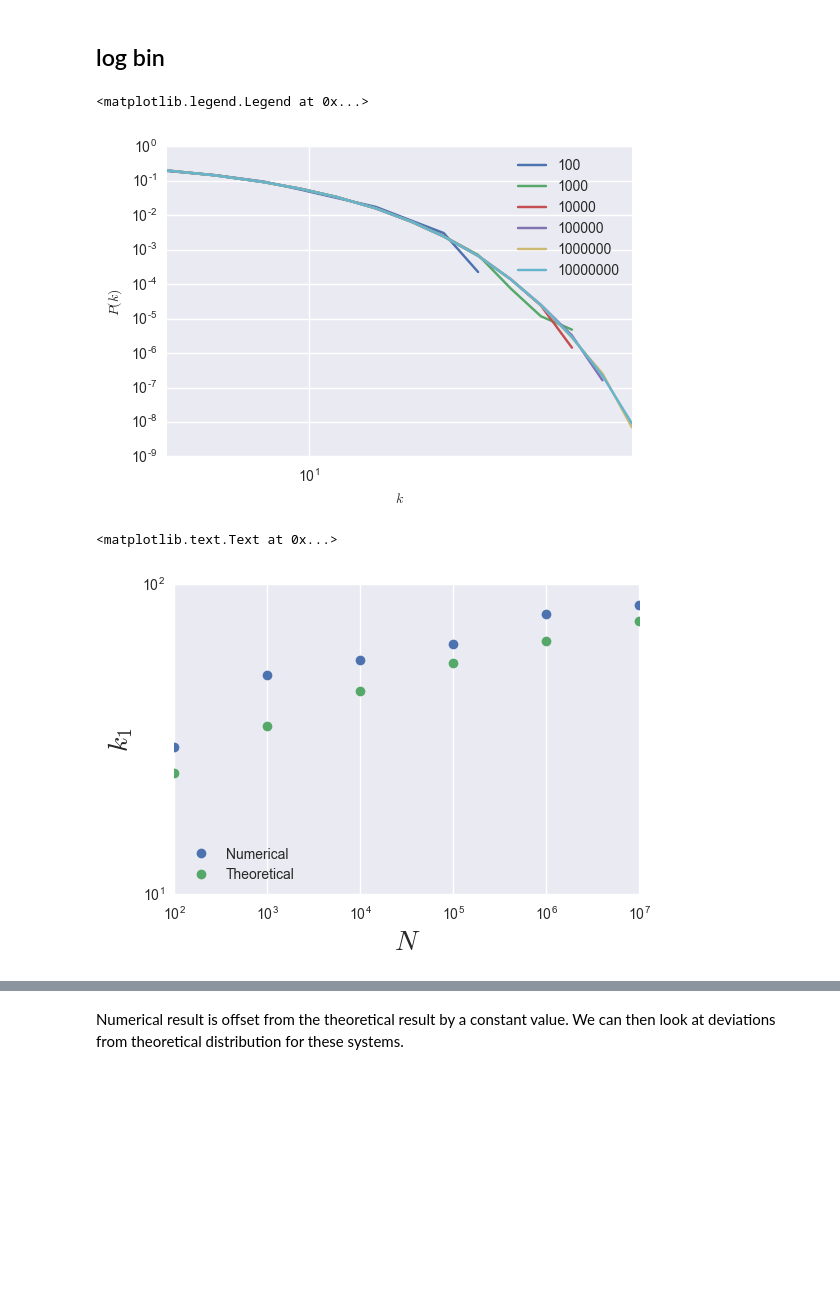
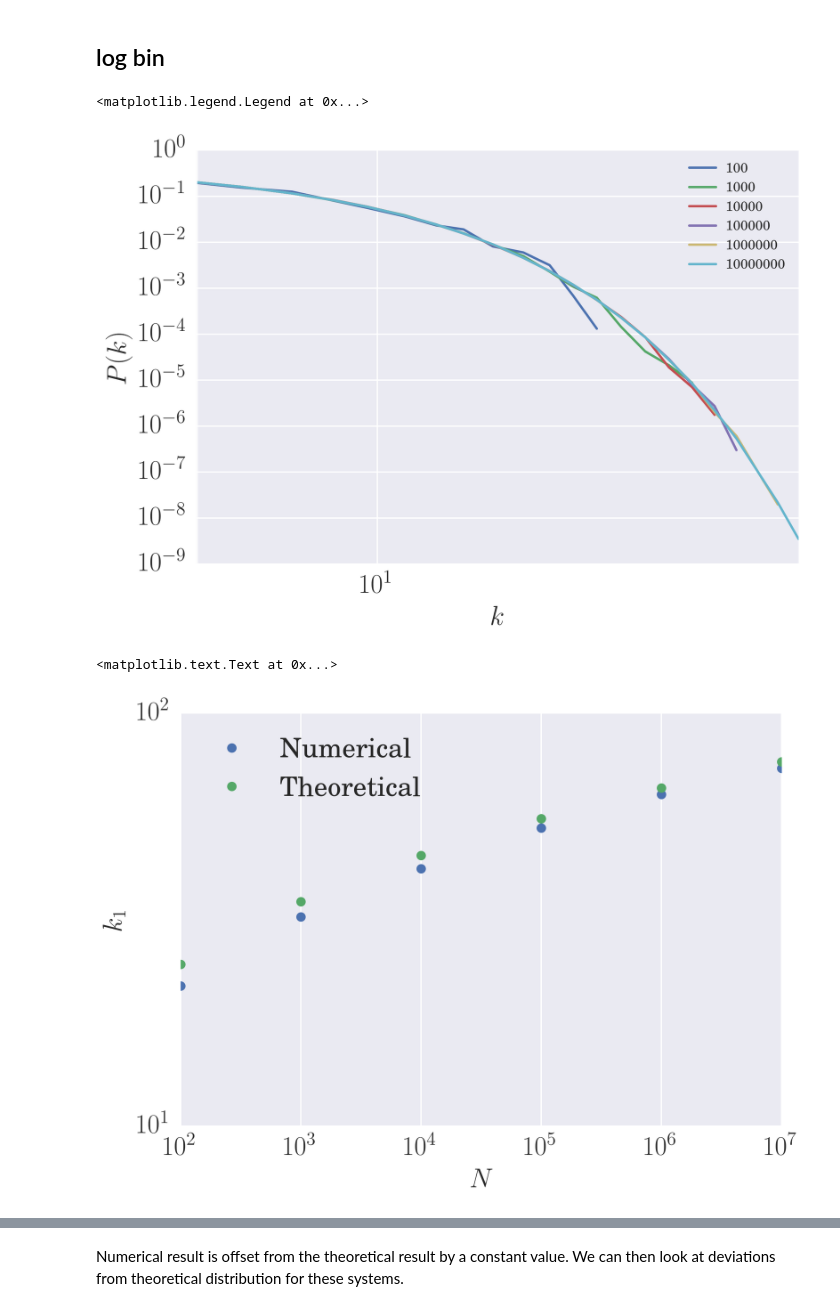
Before and after one commit to lingxz/networks, a Jupyter notebook: random-attachment.ipynb, the cells around one changed output, grey strips where cells are left out. Drawn from its saved outputs; the diff is of its cells as text; code cells hidden in the pictures; blank space fills up the shorter version.

```diff
--- a/random-attachment.ipynb
+++ b/random-attachment.ipynb
@@ -13,6 +13,12 @@ import csv
 from IPython.display import display
 warnings.filterwarnings('ignore')
 
+# configure plotting
+rc('text', usetex=True)
+plt.rc('font', family='serif')
+%config InlineBackend.rc = {'figure.dpi': 300, 'savefig.dpi': 300, \
+                            'font.size': 30, \
+                            'figure.facecolor': (1, 1, 1, 0)}
 %matplotlib inline
 # %%
 %load_ext autoreload
@@ -171,7 +193,7 @@ for n in N:
             data_as_list = list(reader)
         x = data_as_list[0]
         x = [int(i) for i in x]
-        k1 = max(x)
+        k1 = utils.second_largest(x)
         max_k.append(k1)
     max_k_all.append(max_k)
 max_k_df = pd.DataFrame(max_k_all, index=N).T
@@ -209,29 +234,29 @@ degrees_df.plot(loglog=True, style='o', alpha=0.7)
 ## log bin
 # %%
 a = list(np.linspace(1.2, 1.5, len(degrees_df.columns)))
-log_binned_df = utils.log_bin_freq_and_plot(degrees_df, a=1.2, style='-', loglog=True)
+log_binned_df = utils.log_bin_freq_and_plot(degrees_df, a=1.1, style='-', loglog=True, font_size=font_size)
 plt.legend()
 # %% [output]
 <matplotlib.legend.Legend at 0x...>
-[figure, old version]
+[figure, new version]
 # %%
 largest_expected_degree = []
 largest_degree_theory = []
-for col in degrees_df:
-    a = degrees_df[col].dropna()[degrees_df[col] != 0].tail(1).index.values[0]
+for col in max_k_df:
+    a = max_k_df[col].mean()
     k1 = utils.largest_degree_ra(col, m)
     largest_expected_degree.append(a)
     largest_degree_theory.append(k1)
 current_palette = sns.color_palette()
-numerical = pd.Series(largest_expected_degree, index=degrees_df.columns)
+numerical = pd.Series(largest_expected_degree, index=max_k_df.columns)
 numerical.plot(style='o', loglog=True, label='Numerical')
-theoretical = pd.Series(largest_degree_theory, index=degrees_df.columns)
+theoretical = pd.Series(largest_degree_theory, index=max_k_df.columns)
 theoretical.plot(marker='o', linestyle='None', color=current_palette[1],
-                                                                loglog=True, label='Theoretical')
+                                                                loglog=True, label='Theoretical', fontsize=font_size)
 ax = plt.gca()
-plt.legend(loc='lower right')
+plt.legend(prop={'size':font_size}, loc='best')
 ax.set_ylabel(u"$k_1$", fontsize=font_size)
 ax.set_xlabel(u"$N$", fontsize=font_size)
 # %% [output]
 <matplotlib.text.Text at 0x...>
-[figure, old version]
+[figure, new version]
```
Also changed, not shown: parts of 14 cells of this notebook, 26 other files.
